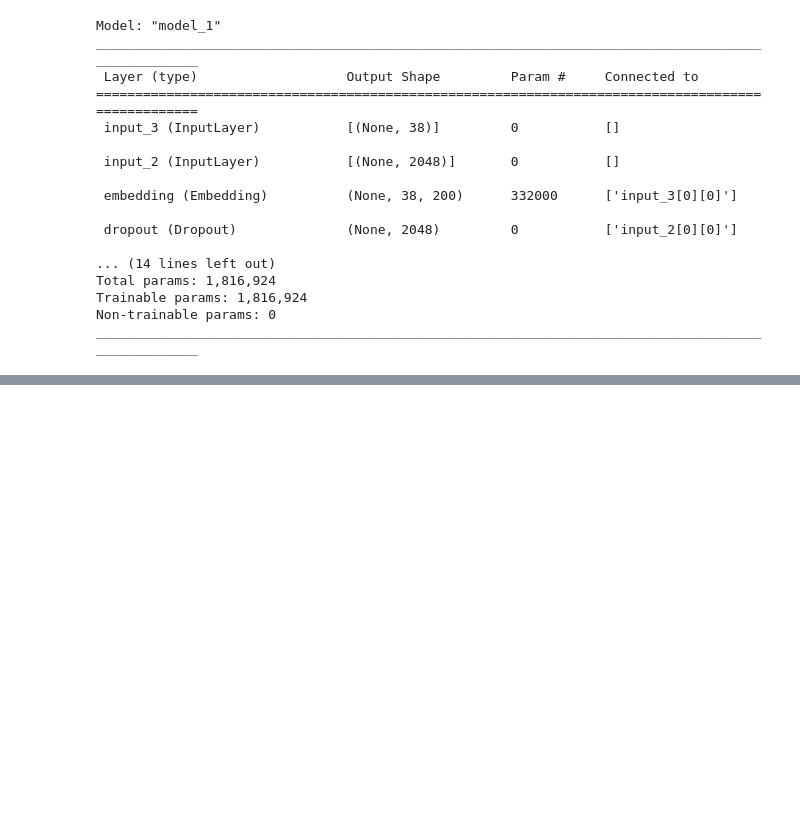
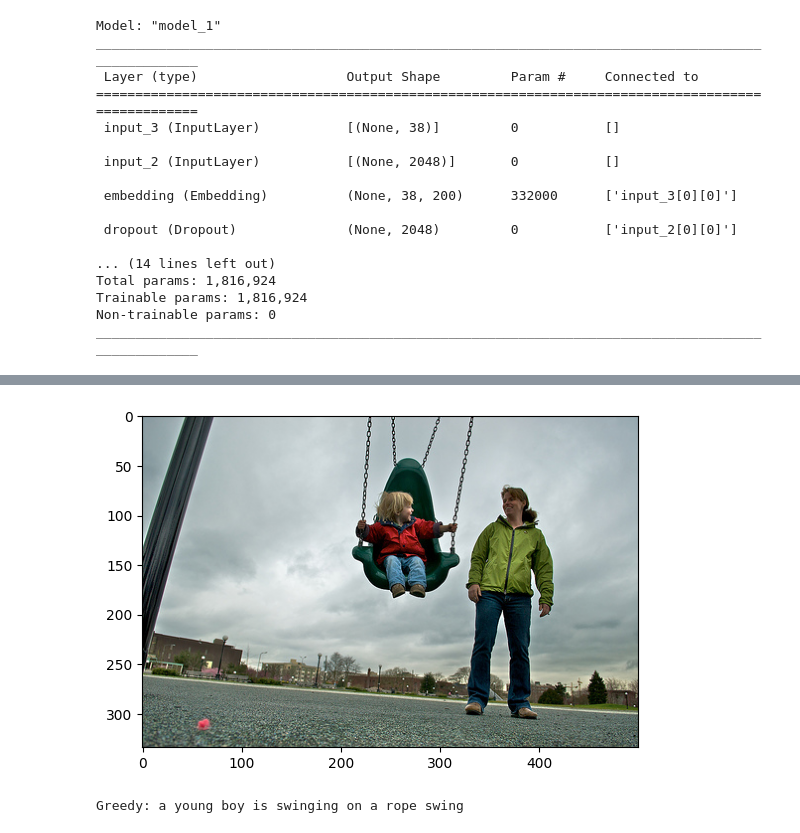
Before and after one commit to pavankumarchowdary35/Image_captioning_project, a Jupyter notebook: caption.ipynb, the cells around one changed output, grey strips where cells are left out. Cells and saved outputs as stored; diff of their text form; code cells hidden in the pictures; blank space fills up the shorter version.

```diff
--- a/caption.ipynb
+++ b/caption.ipynb
@@ -406,2 +480,13 @@ print("Beam Search, K = 10:",beam_search_predictions(image, beam_index = 10))
+# %%
+pic = list(encoding_test.keys())[100]
+image = encoding_test[pic].reshape((1,2048))
+x=plt.imread(images_path+pic)
+plt.imshow(x)
+plt.show()
+
+print("Greedy:",greedySearch(image))
+# %% [output]
+[figure, added]
+Greedy: a young boy is swinging on a rope swing
 # %%
 2
```
Also changed, not shown: parts of 27 cells of this notebook.
